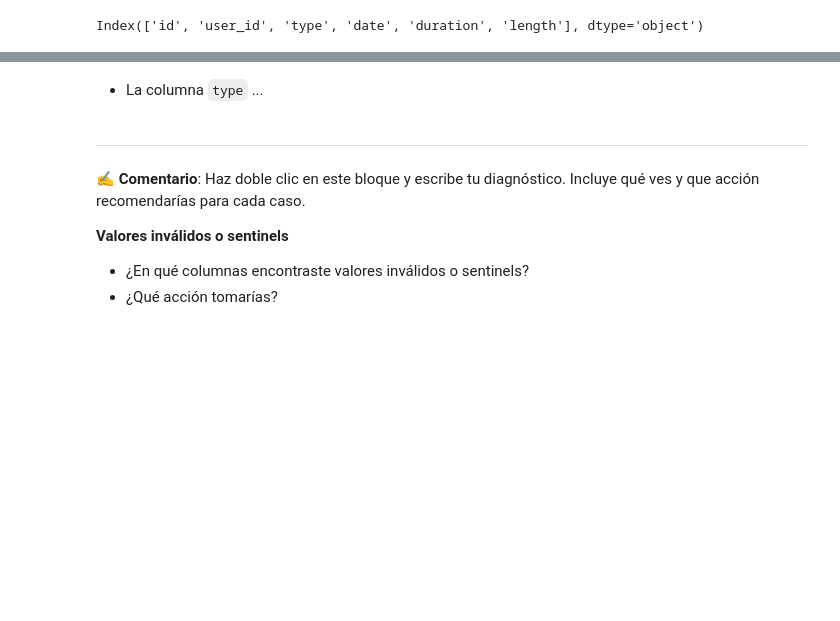
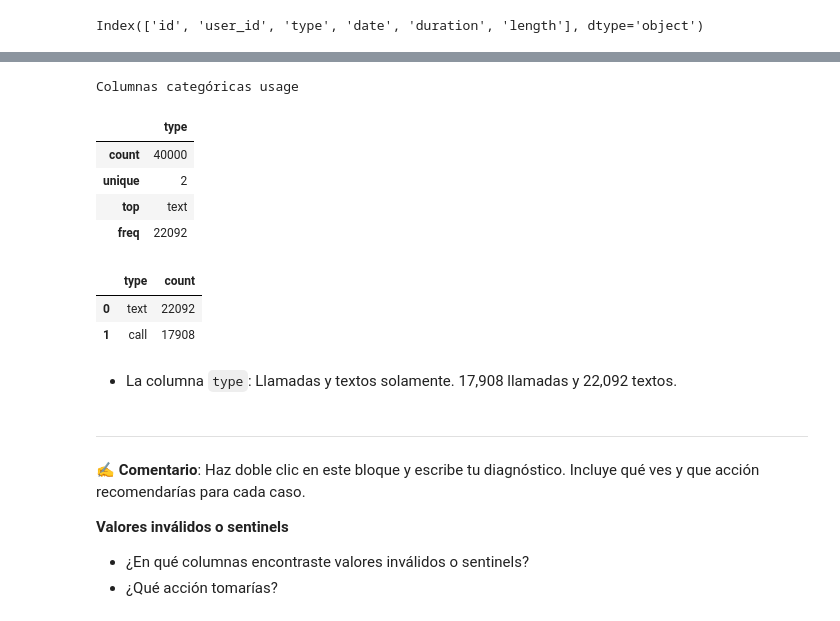
Before and after one commit to FithoGerardo/Analysis-of-a-telecommunications-company, a Jupyter notebook: Fitho_S7 Version-Estudiante-Project-ConnectaTel.ipynb, the cells around one changed output, grey strips where cells are left out. Saved outputs shown, nothing was run; the diff lists cells and outputs as text; code cells hidden in the pictures; blank space fills up the shorter version.

```diff
--- a/Fitho_S7 Version-Estudiante-Project-ConnectaTel.ipynb
+++ b/Fitho_S7 Version-Estudiante-Project-ConnectaTel.ipynb
@@ -409,8 +447,22 @@ columnas_user = ['city', 'plan']
 # %%
-# explorar columna categórica de usage
-usage['type'] # completa el código
+# Explorar columna categórica de usage
+print("Columnas categóricas usage")
+display(usge[usge_cat_cols].describe())
+print()
+display(usge[usge_cat_cols].value_counts().reset_index())
+# %% [output]
+Columnas categóricas usage
+|  | type |
+| count | 40000 |
+| unique | 2 |
+| top | text |
+| freq | 22092 |
+|  | type | count |
+| 0 | text | 22092 |
+| 1 | call | 17908 |
 # %% [markdown]
-- La columna `type` ...
+- La columna `type`: Llamadas y textos solamente.
+17,908 llamadas y 22,092 textos.
 # %% [markdown]
 ---
 ✍️ **Comentario**: Haz doble clic en este bloque y escribe tu diagnóstico. Incluye qué ves y que acción recomendarías para cada caso.
```
Also changed, not shown: parts of 14 cells of this notebook.
